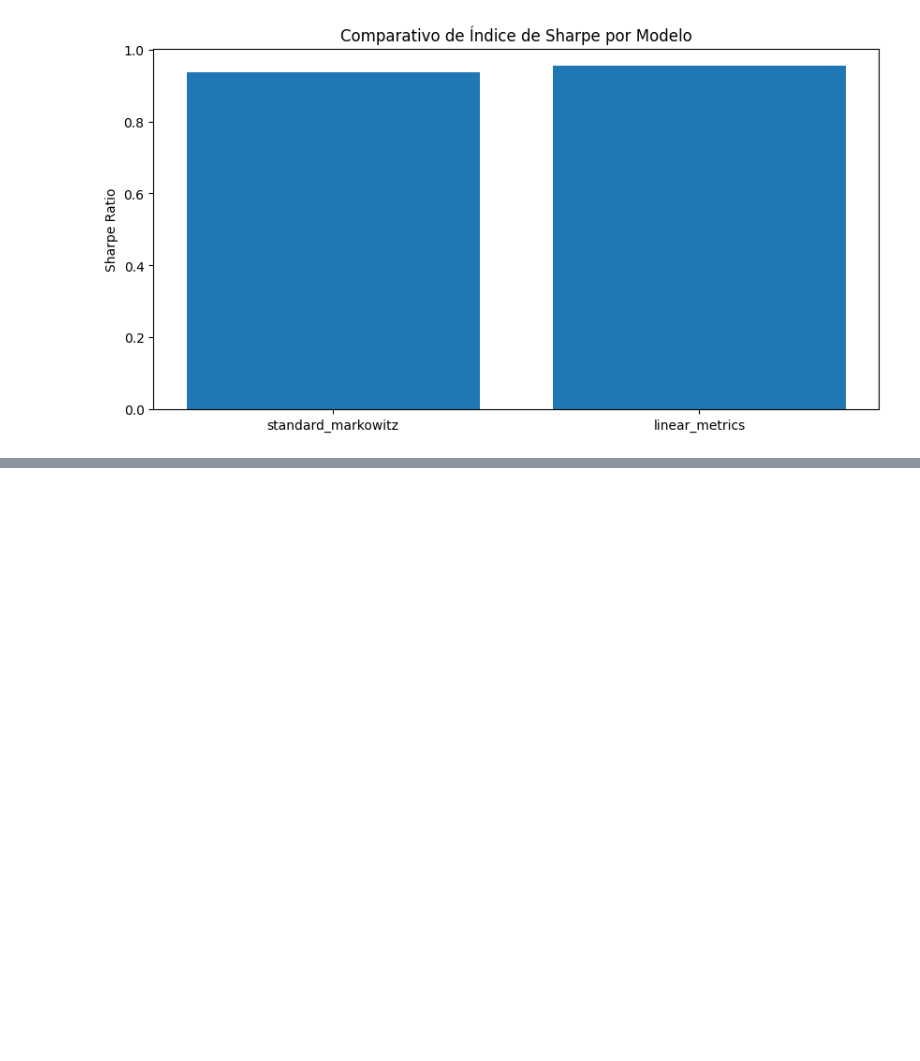
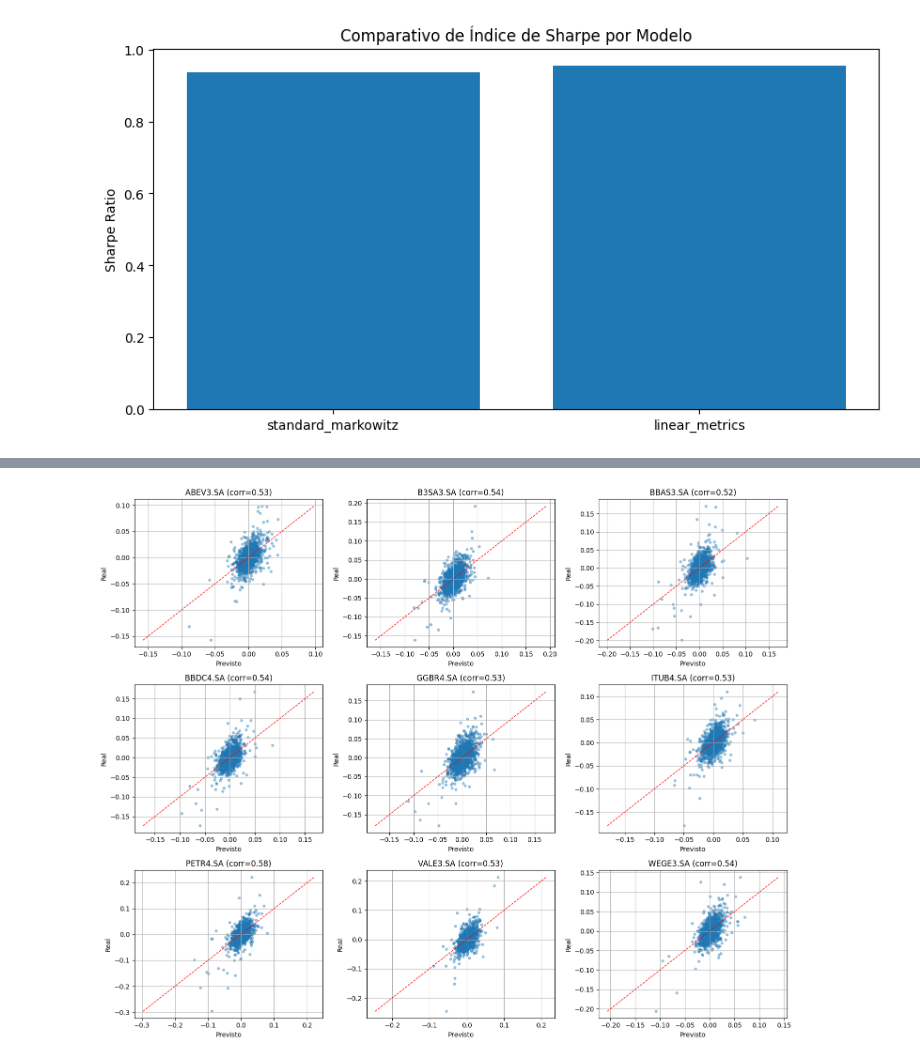
Before and after one commit to maronect/deep_learning_finance, a Jupyter notebook: notebooks/00-compare_models.ipynb, the cells around one changed output, grey strips where cells are left out. Cells and saved outputs as stored; diff of their text form; code cells hidden in the pictures; blank space fills up the shorter version.

```diff
--- a/notebooks/00-compare_models.ipynb
+++ b/notebooks/00-compare_models.ipynb
@@ -82,0 +111,4 @@ plt.show()
+# %%
+plot_parity_by_all_assets(prices, window=5)
+# %% [output]
+[figure, added]
```
Also changed, not shown: parts of 4 cells of this notebook, 2 other files.
